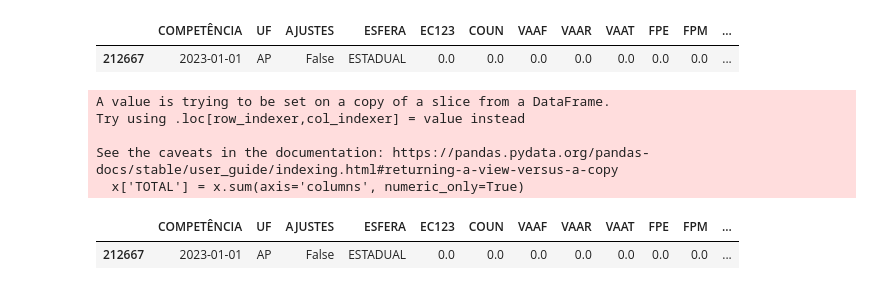
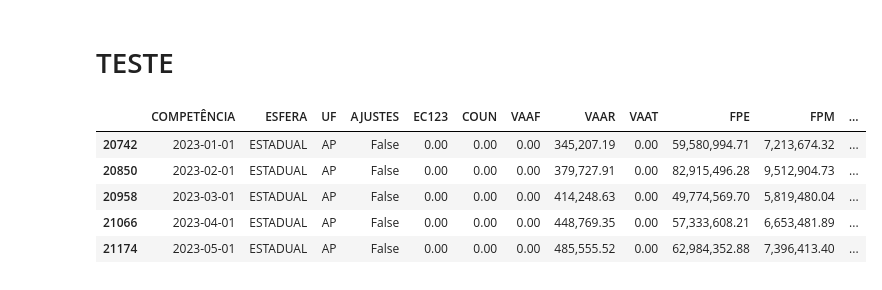
Before and after one commit to AdrianSBar/Repasses_FUNDEB, a Jupyter notebook: test.ipynb, the cells around one changed output. Cells and saved outputs as stored; diff of their text form; code cells hidden in the pictures.

```diff
--- a/test.ipynb
+++ b/test.ipynb
@@ -10,5 +12,5 @@ from PROJECT_LIBRARY.Project_functions import *
 # %%
-df = pd.read_parquet('dataset.parquet')
+df = pd.read_parquet('./DATASETS/finally_data.parquet')
 df.head()
 # %% [output]
 |  | COMPETÊNCIA | UF | AJUSTES | ESFERA | EC123 | COUN | VAAF | VAAR | VAAT | FPE | FPM | ... |
@@ -40,4 +21,0 @@ memory usage: 31.2+ MB
-# %%
-df.fillna(0, inplace=True)
-# %%
-df.drop_duplicates(inplace=True)
@@ -63,0 +22,3 @@ memory usage: 15.3+ MB
+# %%
+x = df.groupby(['COMPETÊNCIA', 'ESFERA', 'UF', 'AJUSTES']).sum(min_count=2).reset_index().fillna(0)
+x.head()
@@ -64,18 +32,13 @@ memory usage: 15.3+ MB
+# %% [markdown]
+# TESTE
 # %%
-x = df.loc[(df['COMPETÊNCIA']>='2023-01-01') & (df['COMPETÊNCIA']<'2024-01-01') & (df.ESFERA=='ESTADUAL') & (df.AJUSTES==False) & (df.UF=='AP')]
-x.head(1)
+x = x.loc[(x['COMPETÊNCIA']>='2023-01-01') & (x['COMPETÊNCIA']<'2024-01-01') & (x.ESFERA=='ESTADUAL') & (x.AJUSTES==False) & (x.UF=='AP')]
+x.head()
 # %% [output]
-|  | COMPETÊNCIA | UF | AJUSTES | ESFERA | EC123 | COUN | VAAF | VAAR | VAAT | FPE | FPM | ... |
-| 212667 | 2023-01-01 | AP | False | ESTADUAL | 0.0 | 0.0 | 0.0 | 0.0 | 0.0 | 0.0 | 0.0 | ... |
+|  | COMPETÊNCIA | ESFERA | UF | AJUSTES | EC123 | COUN | VAAF | VAAR | VAAT | FPE | FPM | ... |
+| 20742 | 2023-01-01 | ESTADUAL | AP | False | 0.00 | 0.00 | 0.00 | 345,207.19 | 0.00 | 59,580,994.71 | 7,213,674.32 | ... |
+| 20850 | 2023-02-01 | ESTADUAL | AP | False | 0.00 | 0.00 | 0.00 | 379,727.91 | 0.00 | 82,915,496.28 | 9,512,904.73 | ... |
+| 20958 | 2023-03-01 | ESTADUAL | AP | False | 0.00 | 0.00 | 0.00 | 414,248.63 | 0.00 | 49,774,569.70 | 5,819,480.04 | ... |
+| 21066 | 2023-04-01 | ESTADUAL | AP | False | 0.00 | 0.00 | 0.00 | 448,769.35 | 0.00 | 57,333,608.21 | 6,653,481.89 | ... |
+| 21174 | 2023-05-01 | ESTADUAL | AP | False | 0.00 | 0.00 | 0.00 | 485,555.52 | 0.00 | 62,984,352.88 | 7,396,413.40 | ... |
-# %%
-x['TOTAL'] = x.sum(axis='columns', numeric_only=True)
-x.head(1)
-# %% [output]
-A value is trying to be set on a copy of a slice from a DataFrame.
-Try using .loc[row_indexer,col_indexer] = value instead
-
-See the caveats in the documentation: https://pandas.pydata.org/pandas-docs/stable/user_guide/indexing.html#returning-a-view-versus-a-copy
-  x['TOTAL'] = x.sum(axis='columns', numeric_only=True)
-|  | COMPETÊNCIA | UF | AJUSTES | ESFERA | EC123 | COUN | VAAF | VAAR | VAAT | FPE | FPM | ... |
-| 212667 | 2023-01-01 | AP | False | ESTADUAL | 0.0 | 0.0 | 0.0 | 0.0 | 0.0 | 0.0 | 0.0 | ... |
 # %%
```
Also changed, not shown: parts of 6 cells of this notebook, 5 other files.
